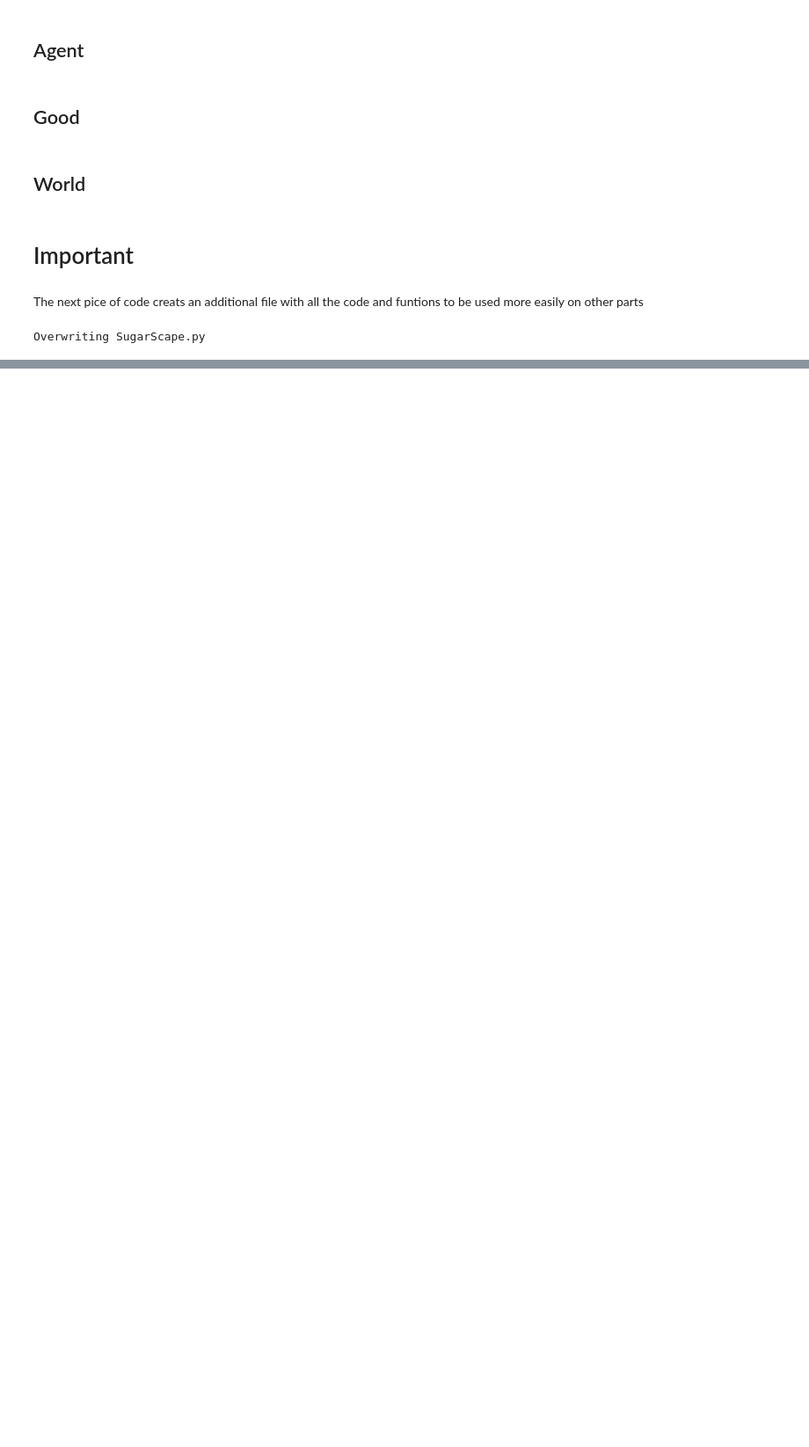
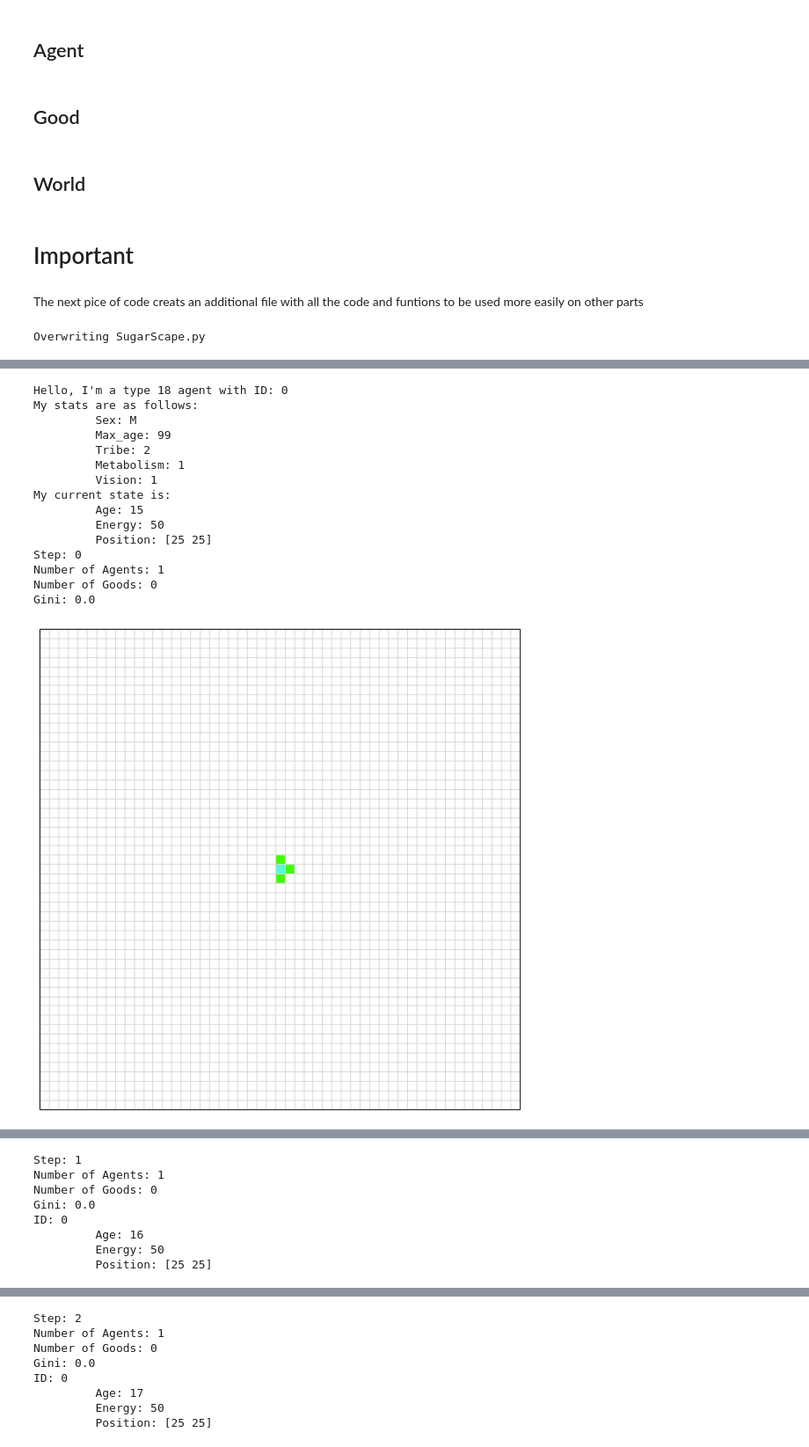
Before and after one commit to ddiazram/Proyecto-Mate-Compu, a Jupyter notebook: Proyecto/Codigo.ipynb, the cells around one changed output, grey strips where cells are left out. Shown: that part at 88% size. Saved outputs shown, nothing was run; the diff lists cells and outputs as text; code cells hidden in the pictures; blank space fills up the shorter version.

```diff
--- a/Proyecto/Codigo.ipynb
+++ b/Proyecto/Codigo.ipynb
@@ -378,7 +409,7 @@ class World(object):
         self.good_list = []
         self.step = 0
 
-    def place_goods(self, n, practice_goods=None):
+    def place_goods(self, n, tpe, practice_goods=None):
         """Function that creates n number of goods and places them both on the grid and in the sugars_list.
         n: number of goods to be created, though you can't specify each one.
         practice_goods: list that contains handcrafted goods in specific locations for trials purposes.
@@ -387,7 +418,7 @@ class World(object):
             self.goods_list = practice_goods
             self.define(self.goods_list)
         else:
-            self.goods_list = [Good(i) for i in xrange(n)]
+            self.goods_list = [Good(i, tpe) for i in xrange(n)]
             self.define(self.goods_list)
 
     def define(self, thing_list):
@@ -412,7 +443,9 @@ class World(object):
         """
         n = len(agent_list)
         for i in xrange(n):
-            agent_list[i].death(self, agent_list)
+            agent_list[i]._death(self, agent_list)
+
+        for i in xrange(0,len(agent_list)):
             if agent_list[i].existence == True:
                 self.grid[agent_list[i].position[0], agent_list[i].position[1]] = 0
                 agent_list[i].decide(self, agent_list)
@@ -494,7 +527,7 @@ class World(object):
         """
         print "Step: %s" % self.step
         print "Number of Agents: %s" % self._count_agents(agent_list)
-        print "Number of Goods: %s" % self._count_agents(self.goods_list)
+        print "Number of Goods: %s" % self._count_agents(self.good_list)
         print "Gini: %s" % self.gini(agent_list)
         if agent_state == True:
             for agent in agent_list:
@@ -1002,0 +1073,38 @@ Overwriting SugarScape.py
+# %%
+SS = World()
+test_agent = Agent_grid(id_num = 0, position = [25,25], vision = 1, energy = 50, metabolism = 1, age = 15)
+test_agents = [test_agent]
+SS.define(test_agents)
+test_goods = [Good(0,1, position=[26,25], quantity = 10), Good(1,1, position = [25,26] ,quantity = 15), Good(2,1, position = [24,25], quantity = 25)]
+SS.place_goods(n = None, tpe=None, practice_goods = test_goods)
+
+test_agent.state(SS, full_state = True)
+SS.state(test_agents)
+SS.draw()
+SS.gini(test_agents, plot = True)
+
+
+steps=5
+for i in xrange(1,steps+1):
+    SS.update_agents(test_agents)
+    SS.state(test_agents)
+    test_agent.state(SS)
+    SS.draw()
+    SS.gini(test_agents, plot=True)
+# %% [output]
+Hello, I'm a type 18 agent with ID: 0
+My stats are as follows:
+         Sex: M
+         Max_age: 99
+         Tribe: 2
+         Metabolism: 1
+         Vision: 1
+My current state is:
+         Age: 15
+         Energy: 50
+         Position: [25 25]
+Step: 0
+Number of Agents: 1
+Number of Goods: 0
+Gini: 0.0
+[figure, added]
@@ -1002,0 +1112,8 @@ Overwriting SugarScape.py
+Step: 1
+Number of Agents: 1
+Number of Goods: 0
+Gini: 0.0
+ID: 0
+         Age: 16
+         Energy: 50
+         Position: [25 25]
@@ -1002,0 +1122,8 @@ Overwriting SugarScape.py
+Step: 2
+Number of Agents: 1
+Number of Goods: 0
+Gini: 0.0
+ID: 0
+         Age: 17
+         Energy: 50
+         Position: [25 25]
```
Also changed, not shown: parts of 13 cells of this notebook.
